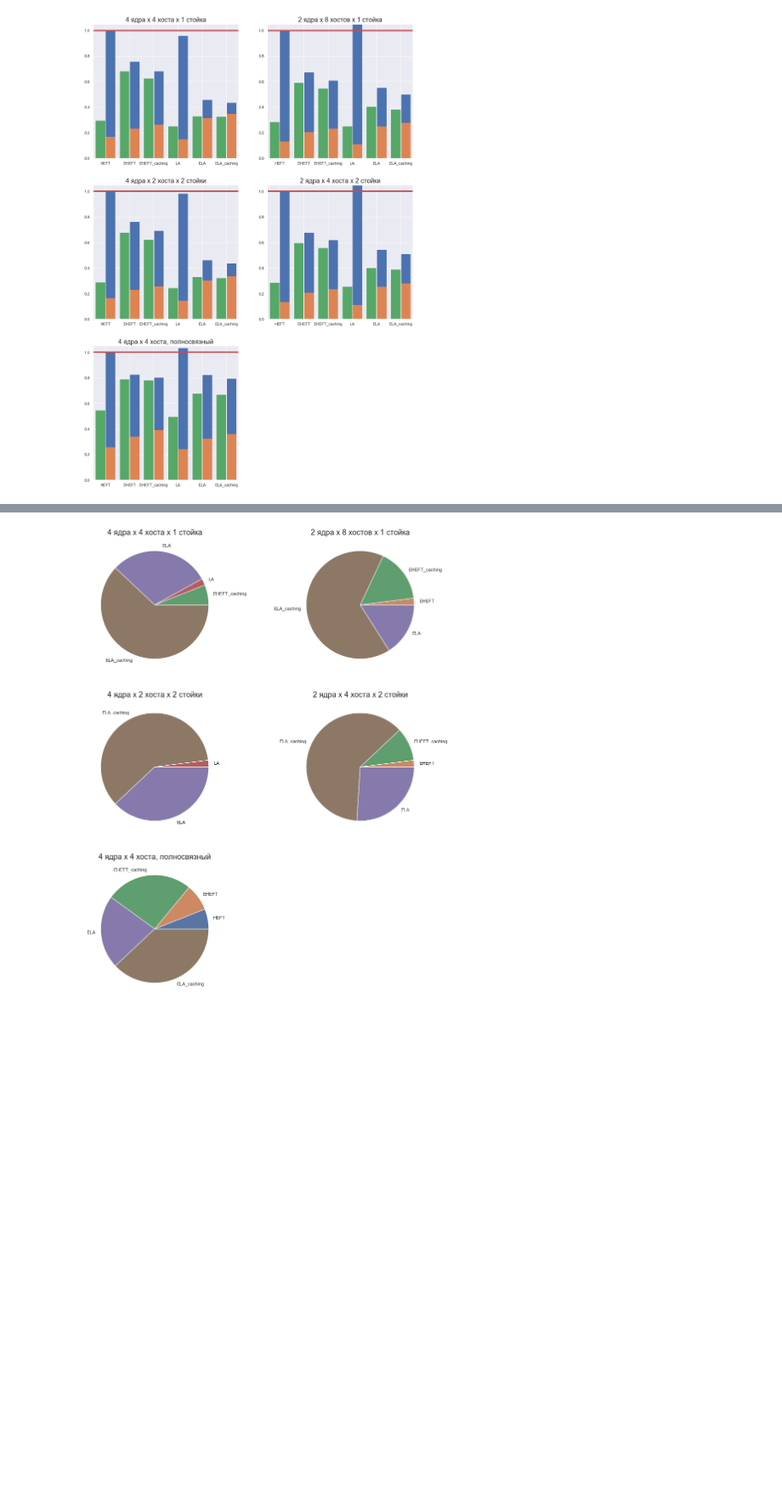
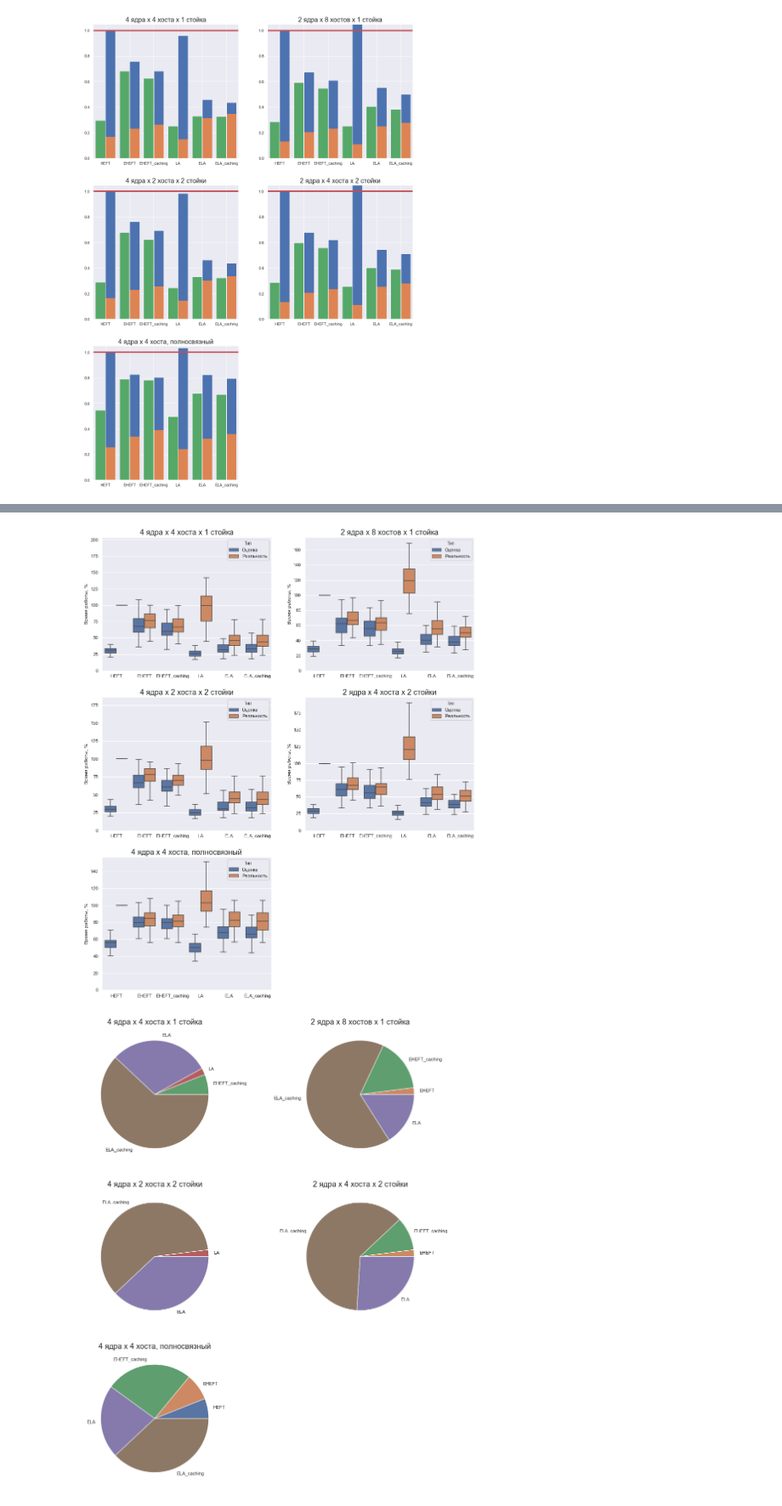
Before and after one commit to PreFX48/thesis, a Jupyter notebook: experiment-5/results/results.ipynb, the cells around one changed output, grey strips where cells are left out. Shown: that part at 85% size. Cells and saved outputs as stored; diff of their text form; code cells hidden in the pictures; blank space fills up the shorter version.

```diff
--- a/experiment-5/results/results.ipynb
+++ b/experiment-5/results/results.ipynb
@@ -209,3 +217,7 @@ for i, (platform, platform_results) in enumerate(sorted(by_platform_and_algorith
+# %%
+draw_boxplots(show_expected=True)
+# %% [output]
+[figure, added]
 # %%
 best_by_platform = {}
 min_makespans = {}
```
Also changed, not shown: parts of 2 cells of this notebook, 4 other files.
